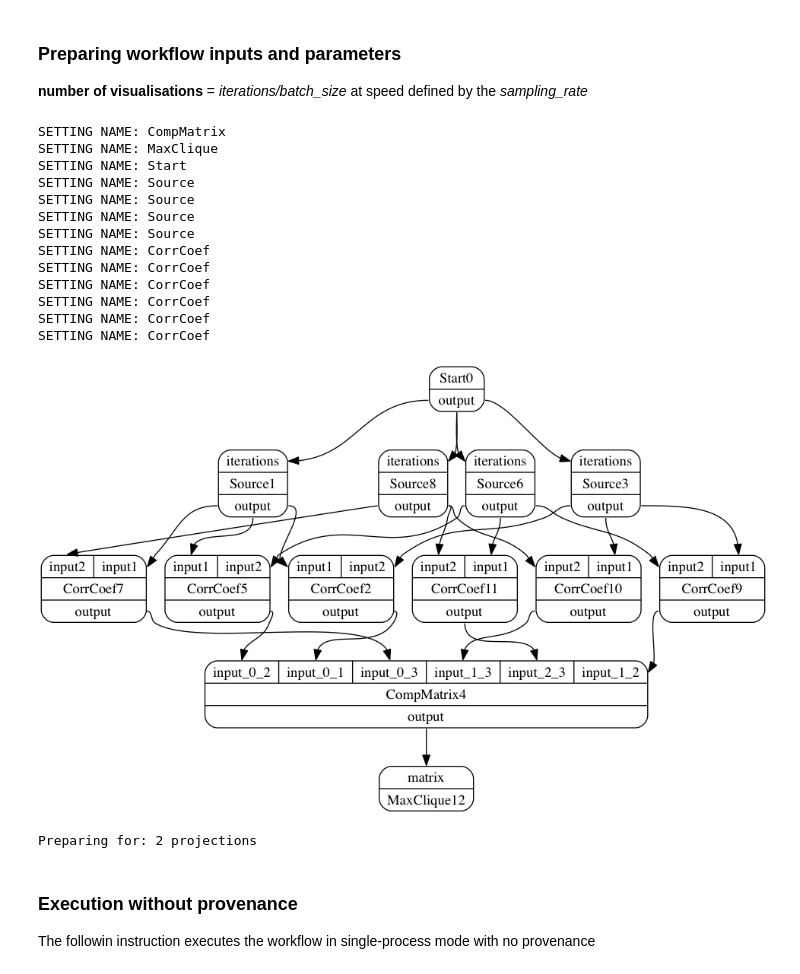
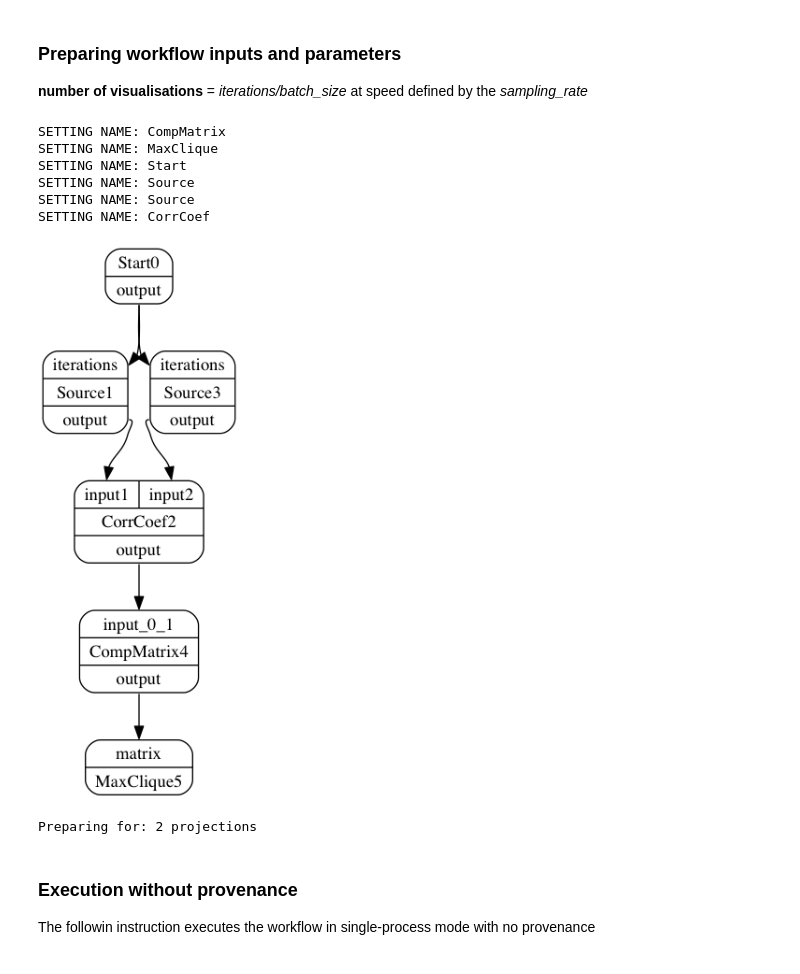
Before and after one commit to dispel4py2-0/Dispel4Py, a Jupyter notebook: d4py-prov-xcorrelation-example.ipynb, the cells around one changed output. Drawn from its saved outputs; the diff is of its cells as text; code cells hidden in the pictures.

```diff
--- a/d4py-prov-xcorrelation-example.ipynb
+++ b/d4py-prov-xcorrelation-example.ipynb
@@ -150,8 +150,8 @@ class MaxClique(GenericPE):
         low_values_indices = matrix < self.threshold  # Where values are low
         matrix[low_values_indices] = 0
         self.log(matrix)
-        self.write('graph',matrix,metadata={'matrix':str(matrix),'batch':batch})
-        self.write('clique',matrix,metadata={'matrix':str(matrix),'batch':batch},ignore_inputs=True)
+        self.write('avg',matrix,metadata={'matrix':str(matrix),'batch':batch})
+        self.write('clique',matrix,metadata={'matrix':str(matrix),'batch':batch})
 
         G = nx.from_numpy_matrix(matrix)
         plt.figure(batch)
@@ -293,10 +293,10 @@ class CorrCoef(GenericPE):
 
 #Declare workflow inputs: (each iteration prduces a batch_size of samples at the specified sampling_rate)
 # number of projections = iterations/batch_size at speed defined by sampling rate
-variables_number=4
+variables_number=2
 sampling_rate=100
-batch_size=4
-iterations=8
+batch_size=2
+iterations=4
 
 input_data = {"Start": [{"iterations": [iterations]}]}
 
@@ -327,41 +327,34 @@ def createWf():
         graph.connect(start,'output',sources[h],'iterations')
         for j in range(h+1,variables_number):
             cc=CorrCoef(batch_size,(h,j))
             cc.prov_cluster='record1'
             #+str(h%variables_number)
 
             mat._add_input('input'+'_'+str(h)+'_'+str(j),grouping=[3])
             graph.connect(sources[h],'output',cc,'input1')
             graph.connect(sources[j],'output',cc,'input2')
             graph.connect(cc,'output',mat,'input'+'_'+str(h)+'_'+str(j))
             cc.numprocesses=1
 
     graph.connect(mat,'output',mc,'matrix')
 
     return graph
 
 
 graph=createWf()
 #Visualise the graph
 from dispel4py.visualisation import display
 display(graph)
 
 print ("Preparing for: "+str(iterations/batch_size)+" projections" )
 # %% [output]
 SETTING NAME: CompMatrix
 SETTING NAME: MaxClique
 SETTING NAME: Start
 SETTING NAME: Source
 SETTING NAME: Source
-SETTING NAME: Source
-SETTING NAME: Source
 SETTING NAME: CorrCoef
-SETTING NAME: CorrCoef
-SETTING NAME: CorrCoef
-SETTING NAME: CorrCoef
-SETTING NAME: CorrCoef
-SETTING NAME: CorrCoef
-[figure, old version]
+[figure, new version]
 Preparing for: 2 projections
 # %% [markdown]
 ### Execution without provenance
```
Also changed, not shown: parts of 7 cells of this notebook, 1 other file.
